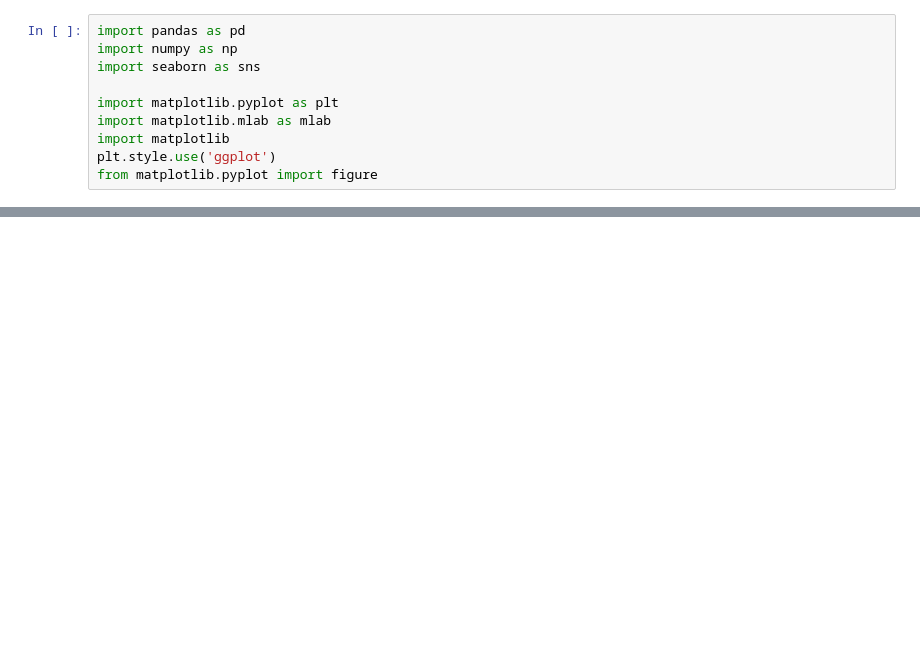
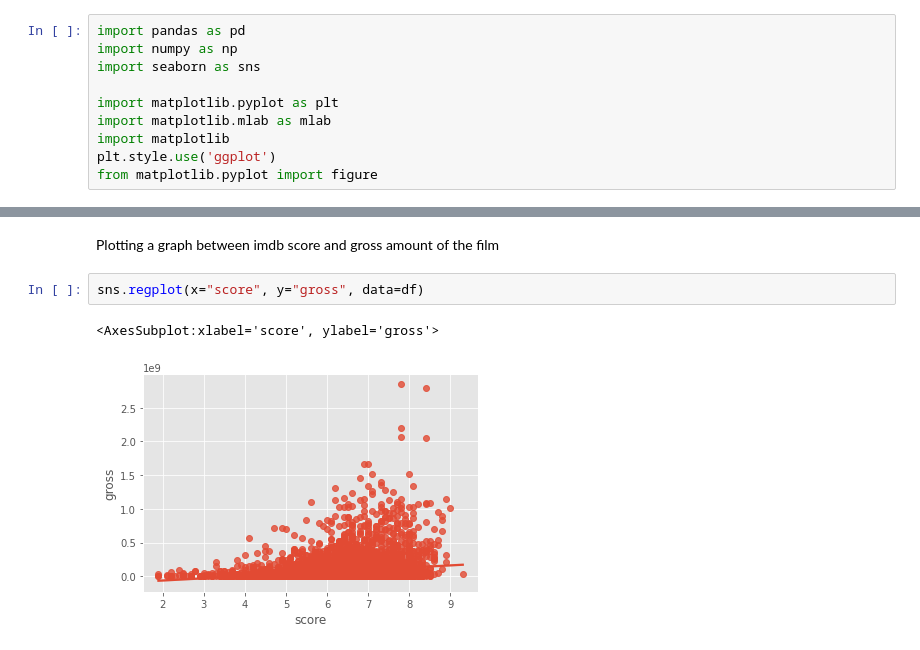
Before and after one commit to Siddharth114/MovieCorrelation, a Jupyter notebook: correlation.ipynb, the cells around one changed output, grey strips where cells are left out. Drawn from its saved outputs; the diff is of its cells as text; blank space fills up the shorter version.

```diff
--- a/correlation.ipynb
+++ b/correlation.ipynb
@@ -20,0 +110,7 @@ df.head()
+# %% [markdown]
+Plotting a graph between imdb score and gross amount of the film
+# %%
+sns.regplot(x="score", y="gross", data=df)
+# %% [output]
+<AxesSubplot:xlabel='score', ylabel='gross'>
+[figure, added]
```
Also changed, not shown: parts of 26 cells of this notebook.
